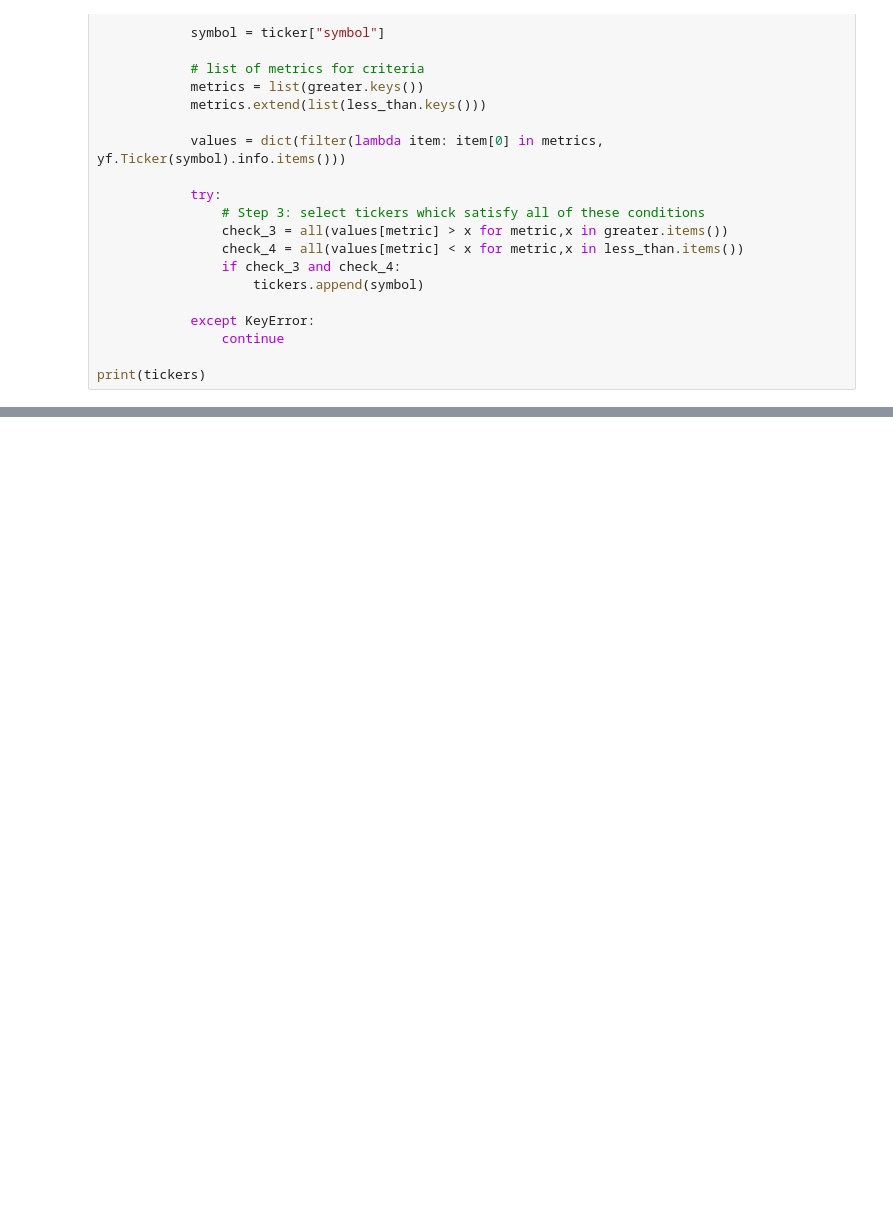
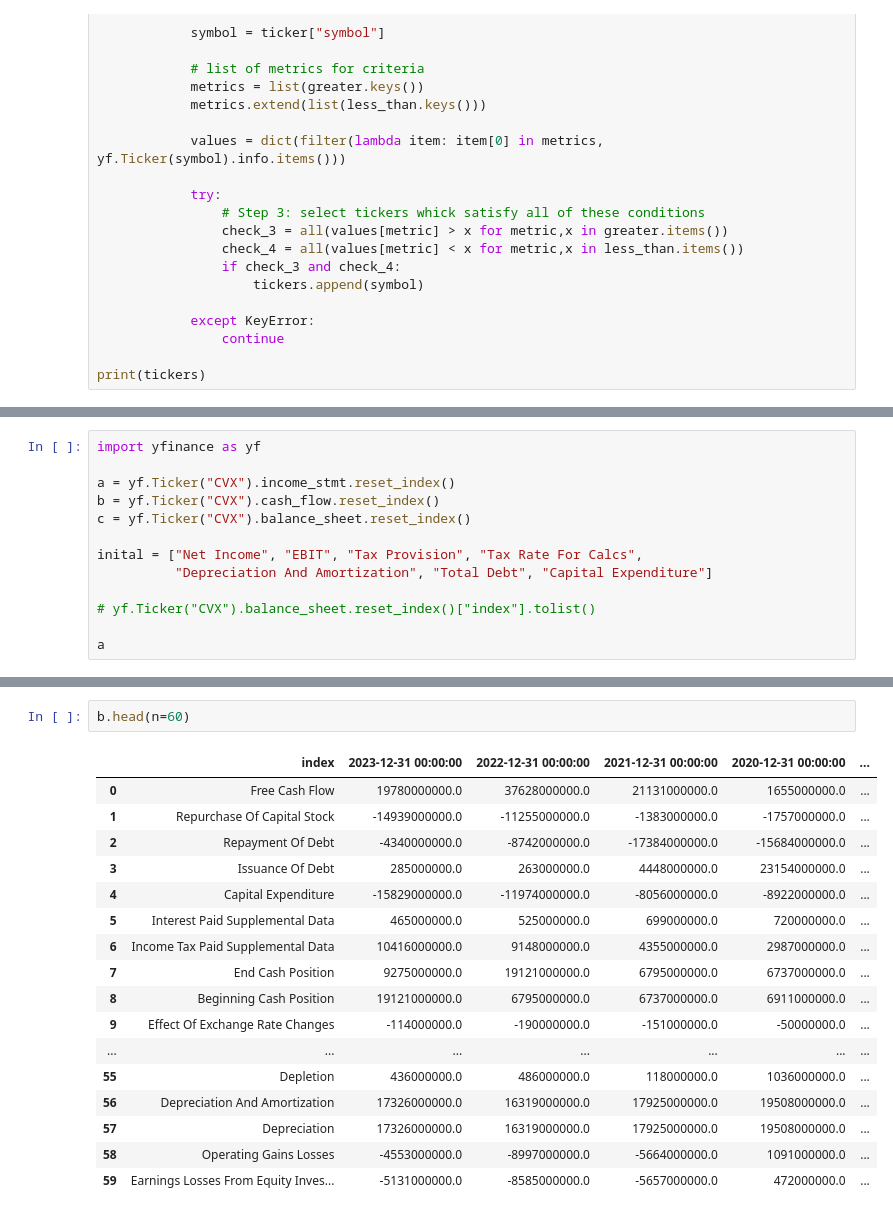
Before and after one commit to ab123-bruh/fund_temp, a Jupyter notebook: test.ipynb, the cells around one changed output, grey strips where cells are left out. Drawn from its saved outputs; the diff is of its cells as text; blank space fills up the shorter version.

```diff
--- a/test.ipynb
+++ b/test.ipynb
@@ -301,0 +300,13 @@ yf.Ticker("TSLA").info
+# %%
+import yfinance as yf
+
+a = yf.Ticker("CVX").income_stmt.reset_index()
+b = yf.Ticker("CVX").cash_flow.reset_index()
+c = yf.Ticker("CVX").balance_sheet.reset_index()
+
+inital = ["Net Income", "EBIT", "Tax Provision", "Tax Rate For Calcs",
+          "Depreciation And Amortization", "Total Debt", "Capital Expenditure"]
+
+# yf.Ticker("CVX").balance_sheet.reset_index()["index"].tolist()
+
+a
@@ -301,0 +331,20 @@ yf.Ticker("TSLA").info
+# %%
+b.head(n=60)
+# %% [output]
+|  | index | 2023-12-31 00:00:00 | 2022-12-31 00:00:00 | 2021-12-31 00:00:00 | 2020-12-31 00:00:00 | ... |
+| 0 | Free Cash Flow | 19780000000.0 | 37628000000.0 | 21131000000.0 | 1655000000.0 | ... |
+| 1 | Repurchase Of Capital Stock | -14939000000.0 | -11255000000.0 | -1383000000.0 | -1757000000.0 | ... |
+| 2 | Repayment Of Debt | -4340000000.0 | -8742000000.0 | -17384000000.0 | -15684000000.0 | ... |
+| 3 | Issuance Of Debt | 285000000.0 | 263000000.0 | 4448000000.0 | 23154000000.0 | ... |
+| 4 | Capital Expenditure | -15829000000.0 | -11974000000.0 | -8056000000.0 | -8922000000.0 | ... |
+| 5 | Interest Paid Supplemental Data | 465000000.0 | 525000000.0 | 699000000.0 | 720000000.0 | ... |
+| 6 | Income Tax Paid Supplemental Data | 10416000000.0 | 9148000000.0 | 4355000000.0 | 2987000000.0 | ... |
+| 7 | End Cash Position | 9275000000.0 | 19121000000.0 | 6795000000.0 | 6737000000.0 | ... |
+| 8 | Beginning Cash Position | 19121000000.0 | 6795000000.0 | 6737000000.0 | 6911000000.0 | ... |
+| 9 | Effect Of Exchange Rate Changes | -114000000.0 | -190000000.0 | -151000000.0 | -50000000.0 | ... |
+| ... | ... | ... | ... | ... | ... | ... |
+| 55 | Depletion | 436000000.0 | 486000000.0 | 118000000.0 | 1036000000.0 | ... |
+| 56 | Depreciation And Amortization | 17326000000.0 | 16319000000.0 | 17925000000.0 | 19508000000.0 | ... |
+| 57 | Depreciation | 17326000000.0 | 16319000000.0 | 17925000000.0 | 19508000000.0 | ... |
+| 58 | Operating Gains Losses | -4553000000.0 | -8997000000.0 | -5664000000.0 | 1091000000.0 | ... |
+| 59 | Earnings Losses From Equity Inves... | -5131000000.0 | -8585000000.0 | -5657000000.0 | 472000000.0 | ... |
```
Also changed, not shown: parts of 6 cells of this notebook, 1 other file.
